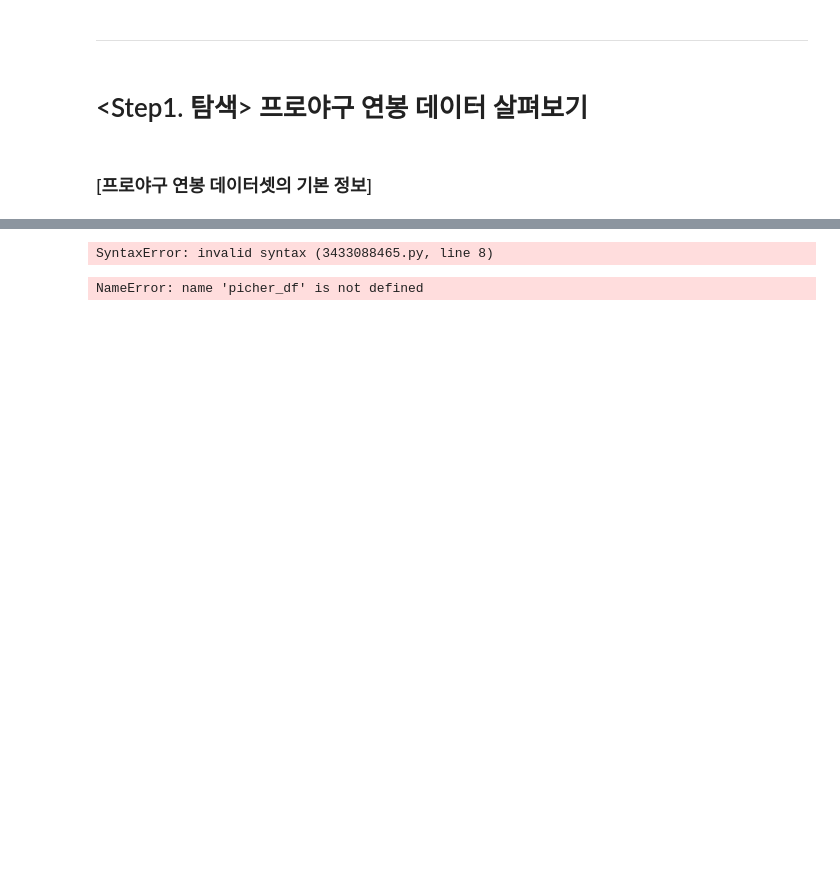
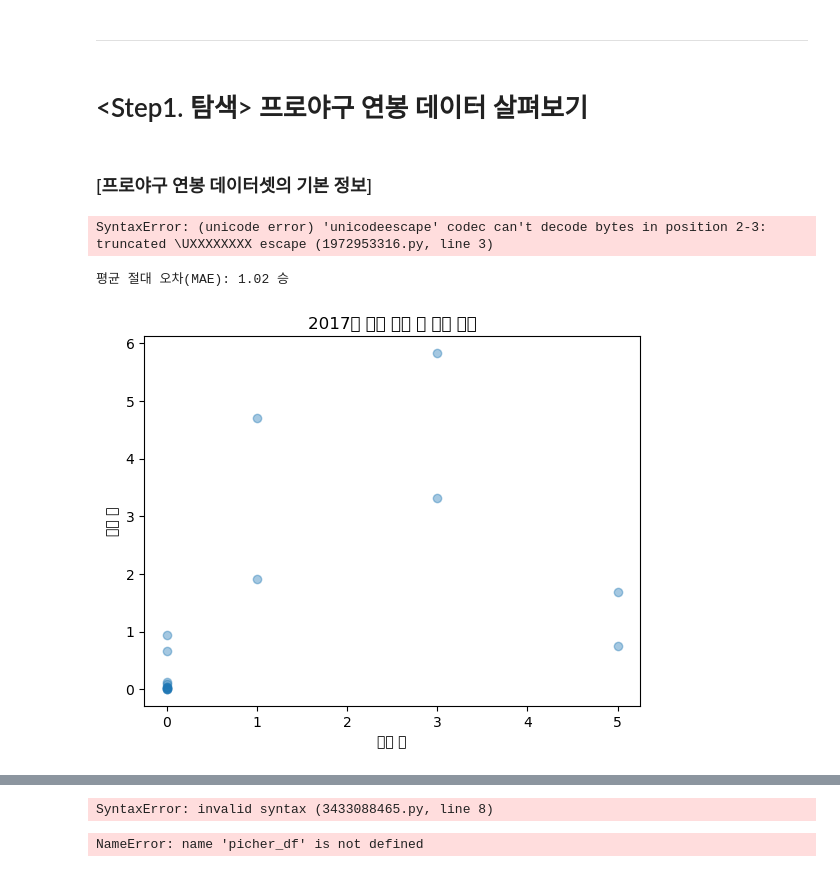
Before and after one commit to kjwdf/webtest, a Jupyter notebook: 01-baseball-salary-prediction-1.ipynb, the cells around one changed output, grey strips where cells are left out. Drawn from its saved outputs; the diff is of its cells as text; code cells hidden in the pictures; blank space fills up the shorter version.

```diff
--- a/01-baseball-salary-prediction-1.ipynb
+++ b/01-baseball-salary-prediction-1.ipynb
@@ -48,7 +48,50 @@ warnings.filterwarnings("ignore")
 # %%
 # Data Source : http://www.statiz.co.kr/
 
-picher_file_path = '../data/picher_stats_2017.csv'
+picher_file_path = "C:\Users\rlawl\Documents\workspace\picher_stats_2017.csv"
 batter_file_path = '../data/batter_stats_2017.csv'
 picher = pd.read_csv(picher_file_path)
 batter = pd.read_csv(batter_file_path)
+# %% [output]
+SyntaxError: (unicode error) 'unicodeescape' codec can't decode bytes in position 2-3: truncated \UXXXXXXXX escape (1972953316.py, line 3)
+# %%
+import pandas as pd
+from sklearn.model_selection import train_test_split
+from sklearn.ensemble import RandomForestRegressor
+from sklearn.metrics import mean_absolute_error
+
+# 데이터 불러오기
+picher_df = pd.read_csv('picher_stats_2017.csv')
+
+# 선발 투수 데이터 제외하기
+picher_df = picher_df[picher_df['선발'] == 0]
+
+# 피처와 타겟 데이터 분리하기
+features = ['WAR', '볼넷/9', '삼진/9', '연봉(2017)']
+target = '승'
+X = picher_df[features]
+y = picher_df[target]
+
+# 학습 데이터와 테스트 데이터 분리하기
+X_train, X_test, y_train, y_test = train_test_split(X, y, test_size=0.2, random_state=19)
+
+# 랜덤 포레스트 모델 학습하기
+model = RandomForestRegressor(random_state=19)
+model.fit(X_train, y_train)
+
+# 테스트 데이터로 예측하기
+y_pred = model.predict(X_test)
+
+# 예측 결과 평가하기
+mae = mean_absolute_error(y_test, y_pred)
+print(f'평균 절대 오차(MAE): {mae:.2f} 승')
+
+# 예측 결과 시각화하기
+plt.scatter(y_test, y_pred, alpha=0.4)
+plt.xlabel('실제 승')
+plt.ylabel('예측 승')
+plt.title('2017년 투수 승리 수 예측 결과')
+plt.show()
+# %% [output]
+평균 절대 오차(MAE): 1.02 승
+[figure, added]
```
Also changed, not shown: parts of 3 cells of this notebook.
